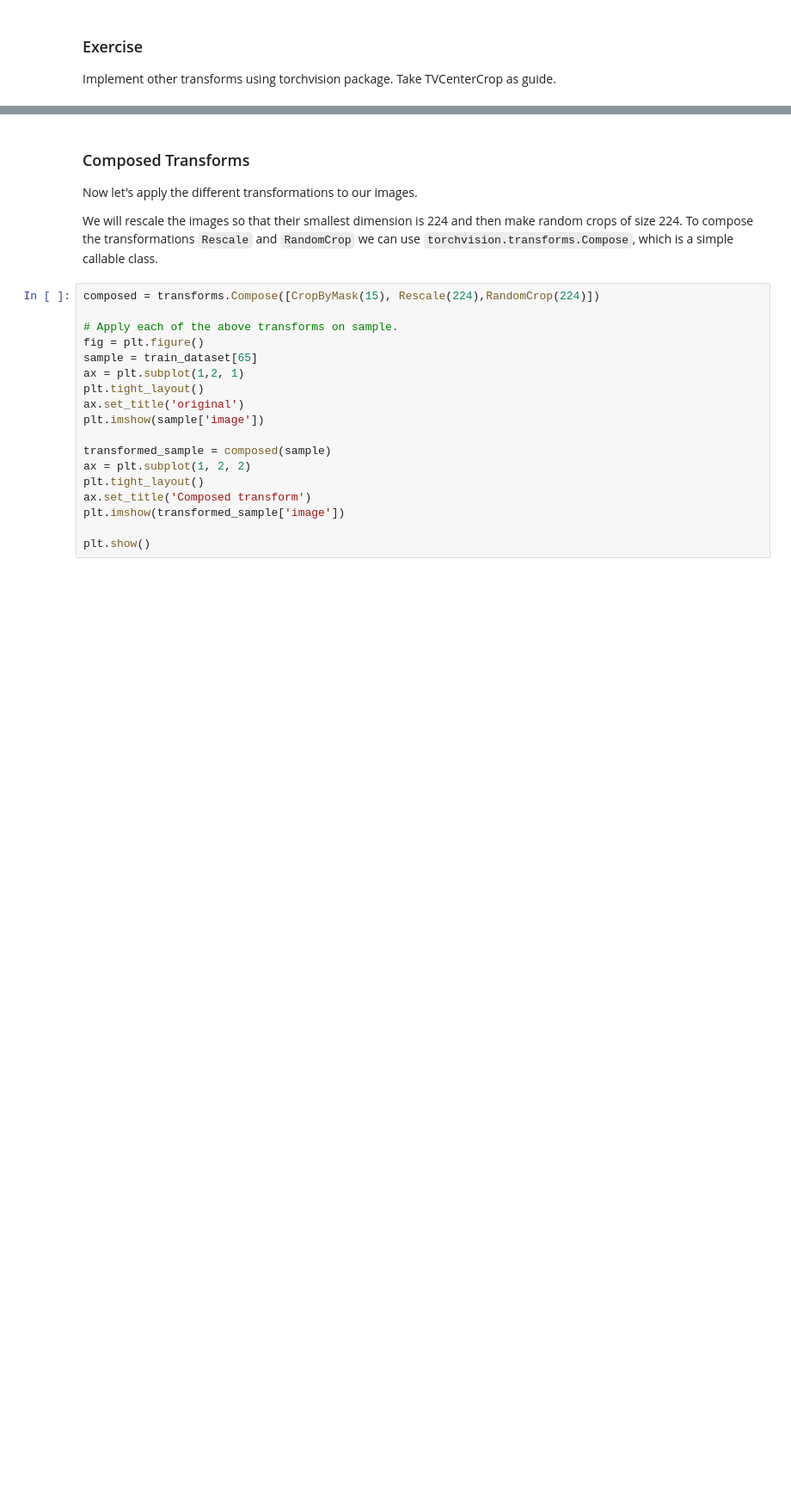
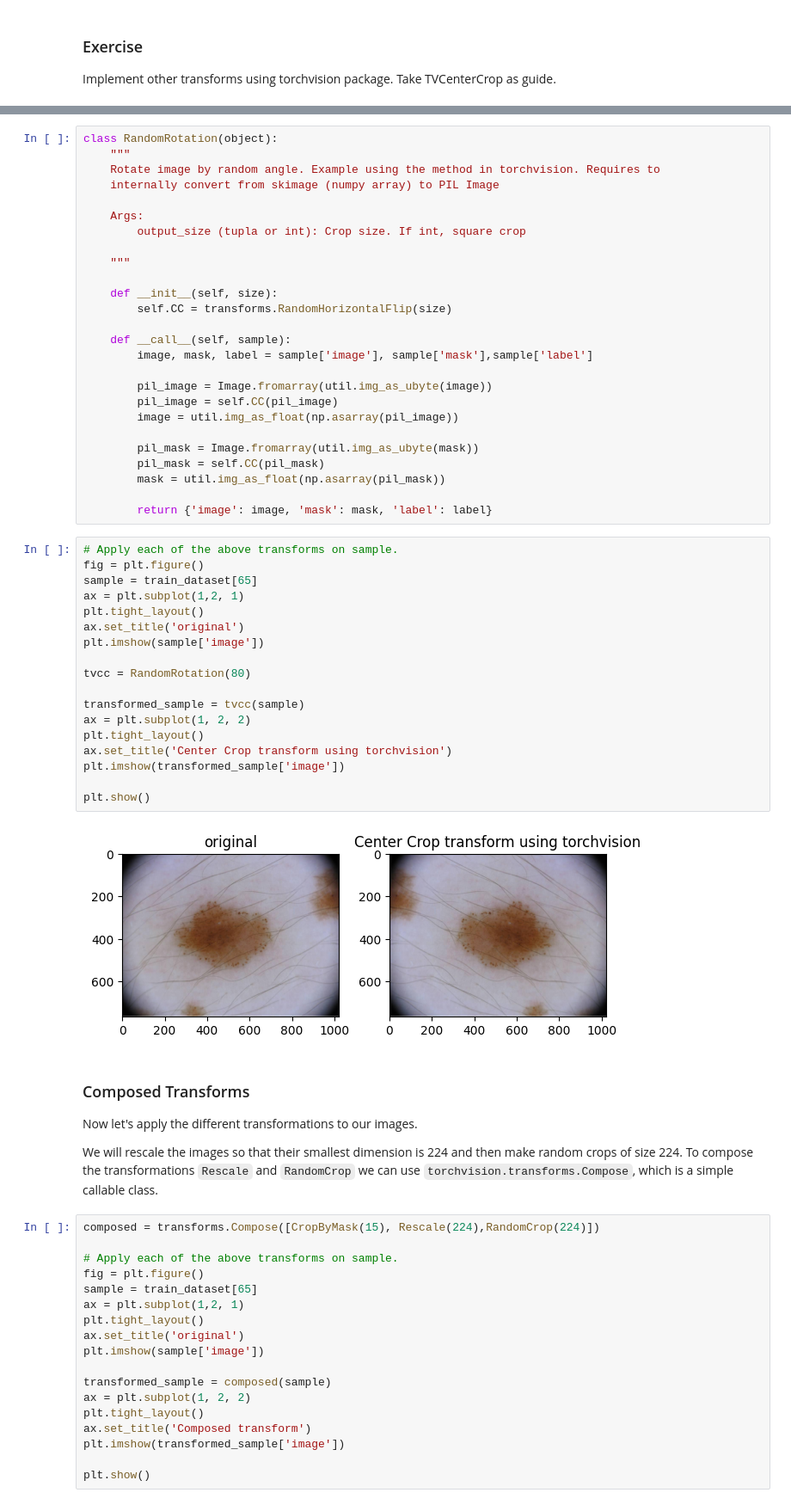
Before and after one commit to Yamroza/AudioVideProcessing, a Jupyter notebook: Lab4/l4.ipynb, the cells around one changed output, grey strips where cells are left out. Shown at 86% size. Saved outputs shown, nothing was run; the diff lists cells and outputs as text; blank space fills up the shorter version.

Commit message:
Transformations propositions

```diff
--- a/Lab4/l4.ipynb
+++ b/Lab4/l4.ipynb
@@ -555,3 +592,49 @@ Implement other transforms using torchvision package. Take TVCenterCrop as guide
+# %%
+class RandomRotation(object):
+    """
+    Rotate image by random angle. Example using the method in torchvision. Requires to
+    internally convert from skimage (numpy array) to PIL Image
+
+    Args:
+        output_size (tupla or int): Crop size. If int, square crop
+
+    """
+
+    def __init__(self, size):
+        self.CC = transforms.RandomHorizontalFlip(size)
+
+    def __call__(self, sample):
+        image, mask, label = sample['image'], sample['mask'],sample['label']
+
+        pil_image = Image.fromarray(util.img_as_ubyte(image))
+        pil_image = self.CC(pil_image)
+        image = util.img_as_float(np.asarray(pil_image))
+
+        pil_mask = Image.fromarray(util.img_as_ubyte(mask))
+        pil_mask = self.CC(pil_mask)
+        mask = util.img_as_float(np.asarray(pil_mask))
+
+        return {'image': image, 'mask': mask, 'label': label}
+# %%
+# Apply each of the above transforms on sample.
+fig = plt.figure()
+sample = train_dataset[65]
+ax = plt.subplot(1,2, 1)
+plt.tight_layout()
+ax.set_title('original')
+plt.imshow(sample['image'])
+
+tvcc = RandomRotation(80)
+
+transformed_sample = tvcc(sample)
+ax = plt.subplot(1, 2, 2)
+plt.tight_layout()
+ax.set_title('Center Crop transform using torchvision')
+plt.imshow(transformed_sample['image'])
+
+plt.show()
+# %% [output]
+[figure, added]
 # %% [markdown]
 ### Composed Transforms
 
```
Also changed, not shown: parts of 6 cells of this notebook.
